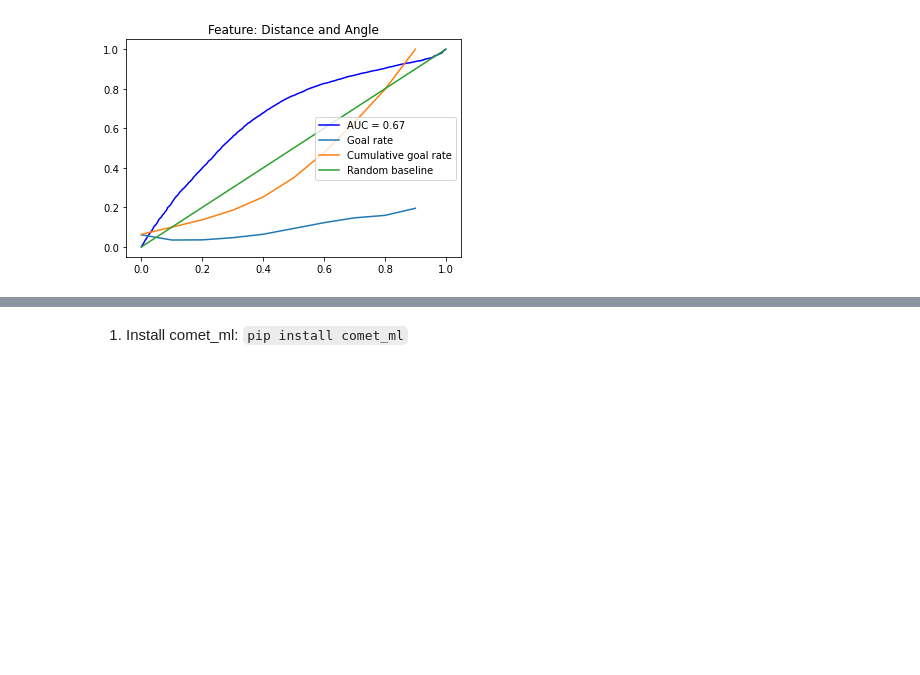
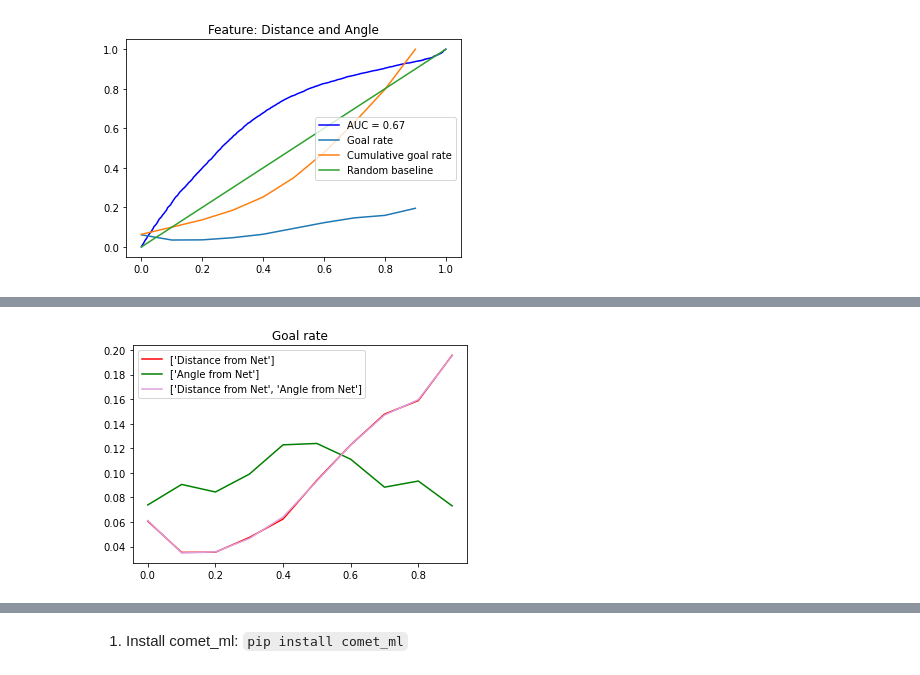
Before and after one commit to IreneZhou0129/IFT6758_m1, a Jupyter notebook: notebooks/m2_q3.ipynb, the cells around one changed output, grey strips where cells are left out. Cells and saved outputs as stored; diff of their text form; code cells hidden in the pictures; blank space fills up the shorter version.

```diff
--- a/notebooks/m2_q3.ipynb
+++ b/notebooks/m2_q3.ipynb
@@ -394,0 +406,26 @@ both_features = logistic_reg(X, y, features=['Distance from Net', 'Angle from Ne
+# %%
+def plot_goal_rate(feature_color_dict):
+
+    for k,v in feature_color_dict.items():
+
+        f = v[0]
+        color = v[1]
+
+        probs = q3_2(X, y, f)
+        is_goal = probs[:,1]
+
+        perc_df = get_percentile(X, y, probs, f)
+        goal_rate_df = get_rate(perc_df)
+        plt.plot(
+            goal_rate_df['Percentile']/100,
+            goal_rate_df['Rate']/100,
+            label = f'{f}',
+            color = color
+        )
+
+    plt.title('Goal rate')
+    plt.legend()
+
+plot_goal_rate(feature_color_dict)
+# %% [output]
+[figure, added]
```
Also changed, not shown: parts of 8 cells of this notebook.
